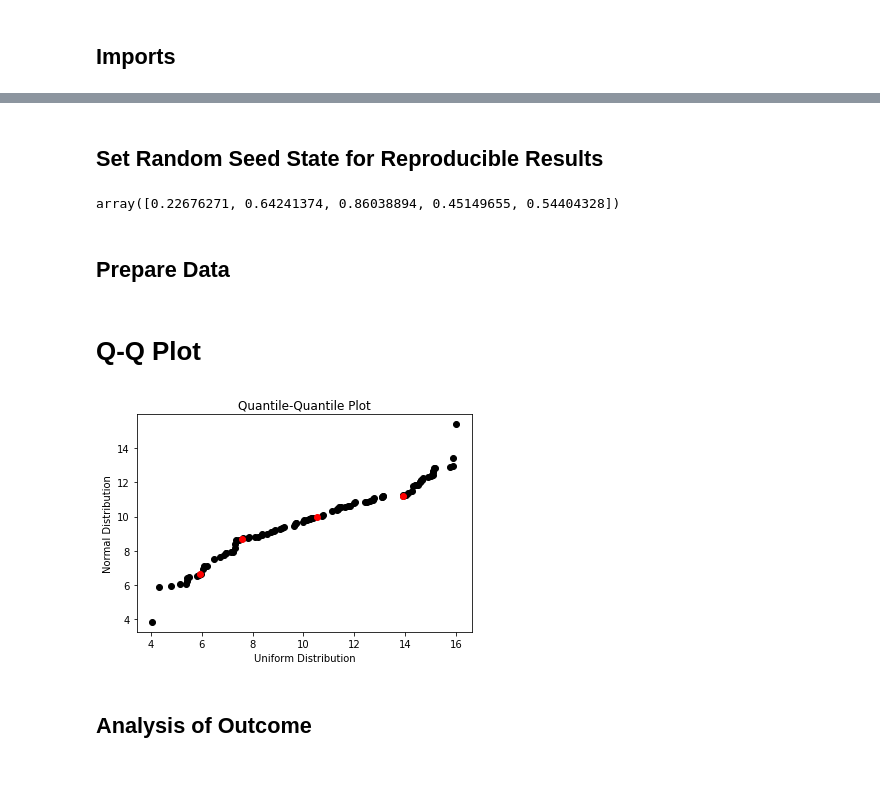
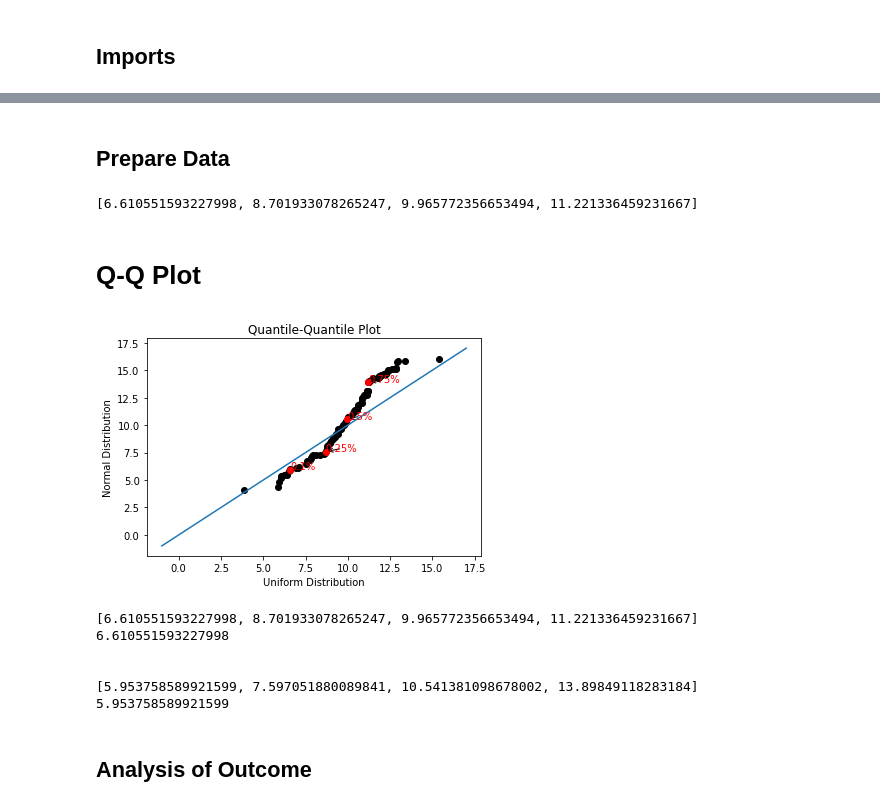
Before and after one commit to apmire3/CMPS451, a Jupyter notebook: C2/C2.ipynb, the cells around one changed output, grey strips where cells are left out. Cells and saved outputs as stored; diff of their text form; code cells hidden in the pictures; blank space fills up the shorter version.

```diff
--- a/C2/C2.ipynb
+++ b/C2/C2.ipynb
@@ -20,40 +32,60 @@ import pandas as pd
-# %% [markdown]
-## Set Random Seed State for Reproducible Results
-# %%
-rng = np.random.RandomState(10102021)
-
-rng.rand(5)
-# The results should be
-# #array([0.22676271, 0.64241374, 0.86038894, 0.45149655, 0.54404328])
-# %% [output]
-array([0.22676271, 0.64241374, 0.86038894, 0.45149655, 0.54404328])
 # %% [markdown]
 ## Prepare Data
 # %%
 #Generating the data set from a normal distribution with mean = 10 and variance = 4
 #we use two in the function because numpy.random.normal uses the standard deviation not the variance
 #So we need the square root of the variance or the square root of sqrt(4) = 2
-normal = rng.normal(10, 2, 100)
+normal = rng.normal(10, math.sqrt(4), 100)
+
 
 #Generating the data set from a uniform distribution with a range of [4, 16]
 uniform = rng.uniform(4, 16, 100)
+
+normalQ = [Quantile(normal, .1), Quantile(normal, .25), Quantile(normal, .5), Quantile(normal, .75)]
+uniformQ = [Quantile(uniform, .1), Quantile(uniform, .25), Quantile(uniform, .5), Quantile(uniform, .75)]
+normalQ
+# %% [output]
+[6.610551593227998, 8.701933078265247, 9.965772356653494, 11.221336459231667]
 # %% [markdown]
 # Q-Q Plot
 # %%
 normal = np.sort(normal)
 uniform = np.sort(uniform)
-normalQ = [Percentile(normal, 10), Percentile(normal, 25), Percentile(normal, 50), Percentile(normal, 75)]
-uniformQ = [Percentile(uniform, 10), Percentile(uniform, 25), Percentile(uniform, 50), Percentile(uniform, 75)]
+quantiles = [.1, .25, .5, .75]
+normalQ = [Quantile(normal, .1), Quantile(normal, .25), Quantile(normal, .5), Quantile(normal, .75)]
+uniformQ = [Quantile(uniform, .1), Quantile(uniform, .25), Quantile(uniform, .5), Quantile(uniform, .75)]
+xy = np.linspace(-1, 17, 50)
+x_min, x_max = normal[0], normal[-1]
+y_min, y_max = uniform[0], uniform[-1]
+
 plt.figure()
 plt.title("Quantile-Quantile Plot")
 plt.xlabel("Uniform Distribution")
 plt.ylabel("Normal Distribution")
-plt.scatter(uniform, normal, c='black')
-plt.scatter(uniformQ, normalQ, c='red')
+plt.axis(xlim=(x_min, x_max), ylim=(y_min, y_max))
+plt.plot(xy, xy)
+plt.scatter(normal, uniform, c='black')
+plt.scatter(normalQ, uniformQ, c='red')
+
+for i in range(0,4):
+    plt.annotate(str(quantiles[i])+'%', (normalQ[i], uniformQ[i]), color='red', arrowprops={'arrowstyle':'->'})
 plt.show()
 plt.close()
 # %% [output]
-[figure, old version]
+[figure, new version]
+# %%
+print(normalQ)
+print(np.quantile(normal, .1))
+print('\n')
+print(uniformQ)
+print(np.quantile(uniform, .1))
+# %% [output]
+[6.610551593227998, 8.701933078265247, 9.965772356653494, 11.221336459231667]
+6.610551593227998
+
+
+[5.953758589921599, 7.597051880089841, 10.541381098678002, 13.89849118283184]
+5.953758589921599
 # %% [markdown]
 ## Analysis of Outcome
 # %% [markdown]
```
Also changed, not shown: parts of 2 cells of this notebook.
